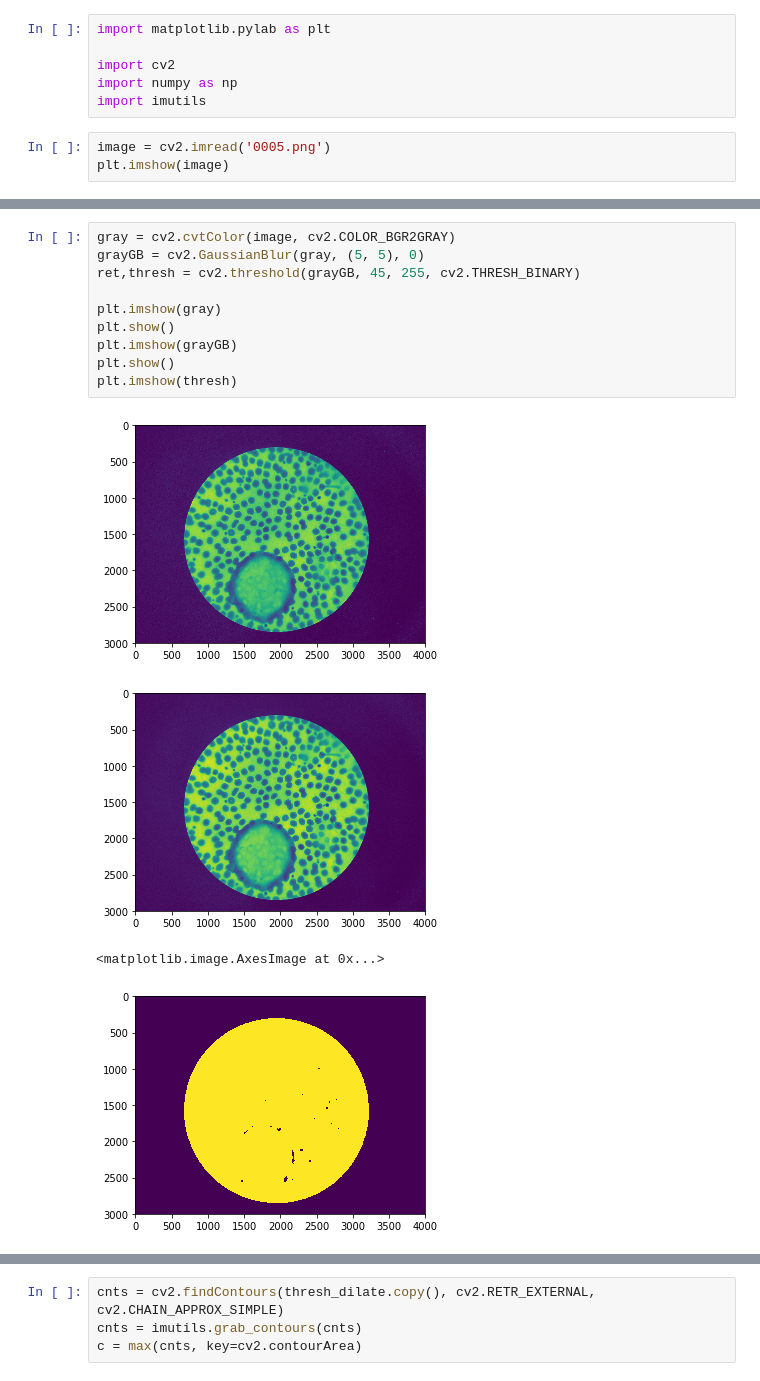
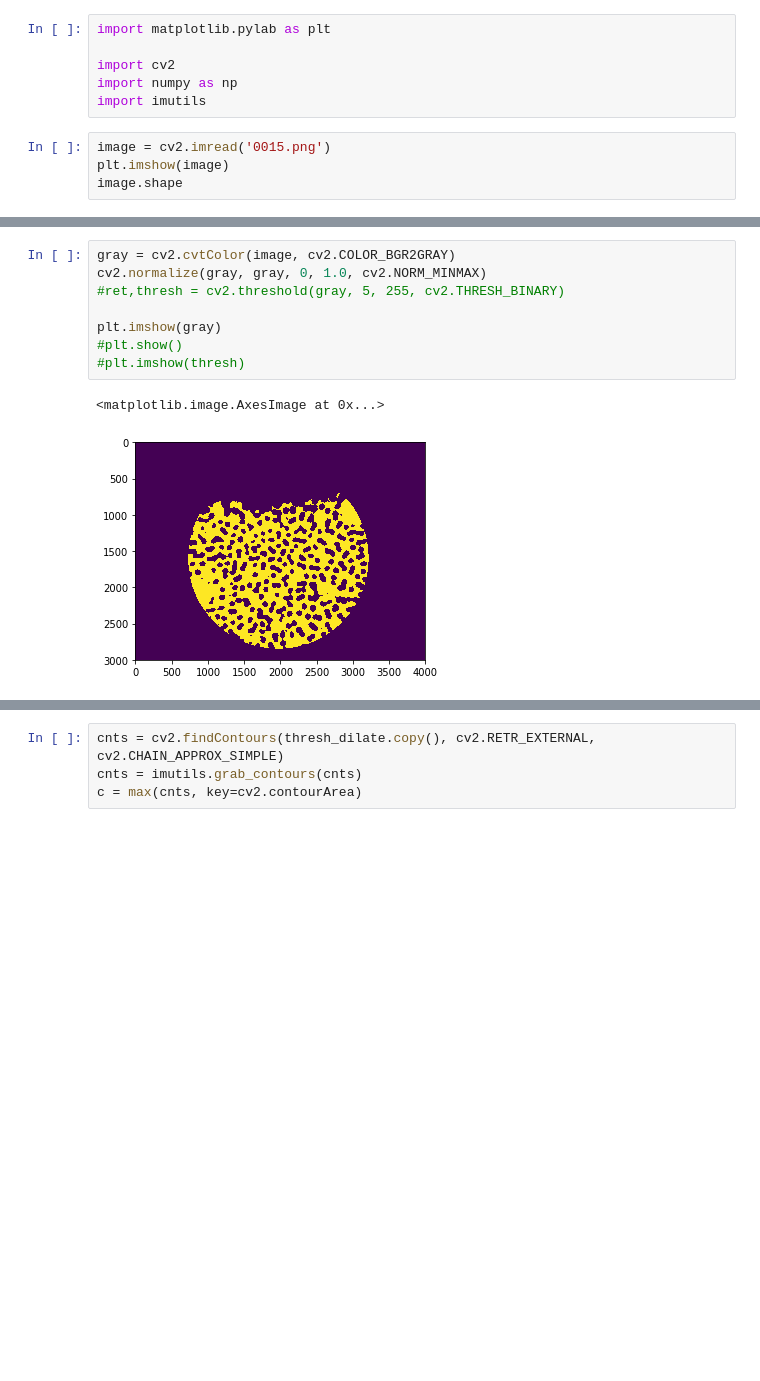
Before and after one commit to cytologyproject/Project, a Jupyter notebook: test_treshhold.ipynb, the cells around one changed output, grey strips where cells are left out. Cells and saved outputs as stored; diff of their text form; blank space fills up the shorter version.

```diff
--- a/test_treshhold.ipynb
+++ b/test_treshhold.ipynb
@@ -5,6 +5,7 @@ import cv2
 import numpy as np
 import imutils
 # %%
-image = cv2.imread('0005.png')
+image = cv2.imread('0015.png')
 plt.imshow(image)
+image.shape
 # %% [output]
@@ -13,15 +14,11 @@ plt.imshow(image)
 # %%
 gray = cv2.cvtColor(image, cv2.COLOR_BGR2GRAY)
-grayGB = cv2.GaussianBlur(gray, (5, 5), 0)
-ret,thresh = cv2.threshold(grayGB, 45, 255, cv2.THRESH_BINARY)
+cv2.normalize(gray, gray, 0, 1.0, cv2.NORM_MINMAX)
+#ret,thresh = cv2.threshold(gray, 5, 255, cv2.THRESH_BINARY)
 
 plt.imshow(gray)
-plt.show()
-plt.imshow(grayGB)
-plt.show()
-plt.imshow(thresh)
+#plt.show()
+#plt.imshow(thresh)
 # %% [output]
+<matplotlib.image.AxesImage at 0x...>
-[figure, old version]
+[figure, new version]
-[figure, removed]
-<matplotlib.image.AxesImage at 0x...>
-[figure, removed]
```
Also changed, not shown: parts of 15 cells of this notebook.
